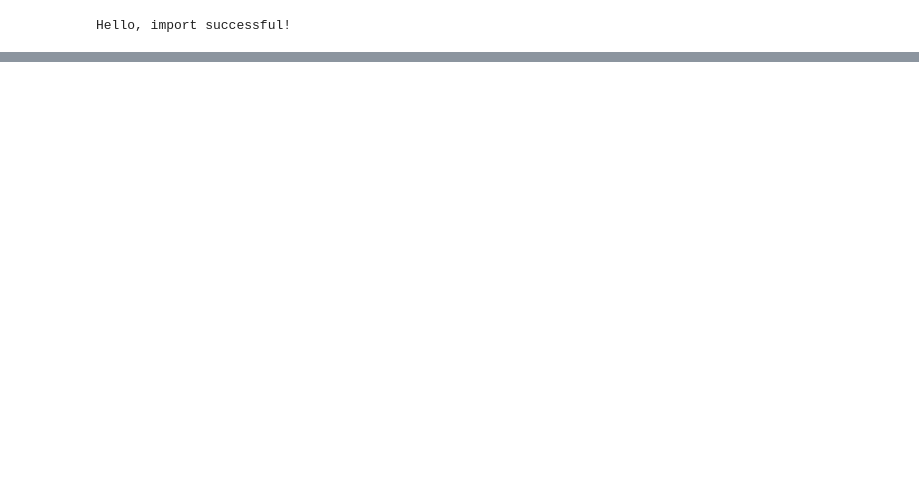
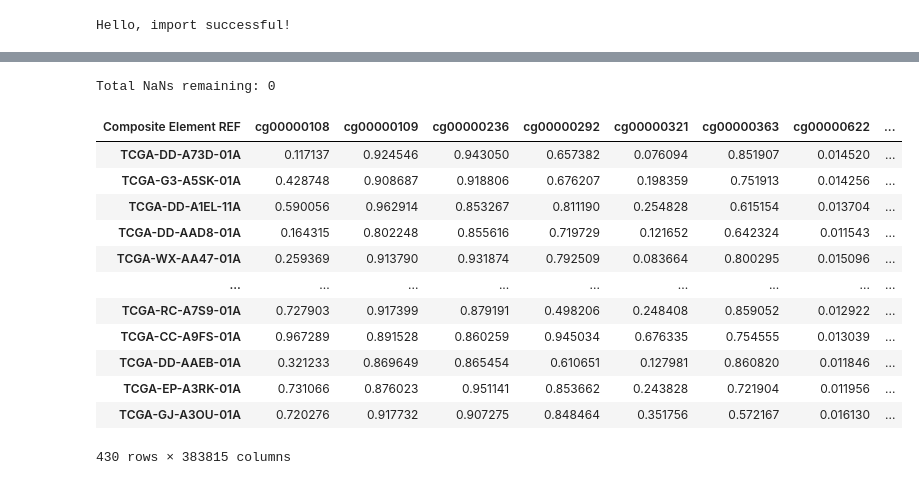
Before and after one commit to ich-bin-tyrone/epi-clusters, a Jupyter notebook: notebooks/01_eda.ipynb, the cells around one changed output, grey strips where cells are left out. Saved outputs shown, nothing was run; the diff lists cells and outputs as text; code cells hidden in the pictures; blank space fills up the shorter version.

```diff
--- a/notebooks/01_eda.ipynb
+++ b/notebooks/01_eda.ipynb
@@ -38,0 +109,34 @@ Length: 431, dtype: object
+# %%
+# --- STEP 2: Impute remaining NaNs ---
+# Initialize the imputer to fill NaNs with the median value of each column
+imputer = SimpleImputer(strategy='median')
+
+# Fit and transform the data (Note: this returns a numpy array)
+methylation_imputed_array = imputer.fit_transform(methylation_lihc_pd)
+
+# Convert back to a pandas DataFrame to keep your Patient IDs and Probe IDs safe
+methylation_lihc_pd = pd.DataFrame(
+    methylation_imputed_array,
+    index=methylation_lihc_pd.index,      # Patient IDs
+    columns=methylation_lihc_pd.columns   # CpG Probe IDs
+)
+
+print(f"Total NaNs remaining: {methylation_lihc_pd.isna().sum().sum()}")
+# %% [output]
+Total NaNs remaining: 0
+# %%
+methylation_lihc_pd
+# %% [output]
+| Composite Element REF | cg00000108 | cg00000109 | cg00000236 | cg00000292 | cg00000321 | cg00000363 | cg00000622 | ... |
+| TCGA-DD-A73D-01A | 0.117137 | 0.924546 | 0.943050 | 0.657382 | 0.076094 | 0.851907 | 0.014520 | ... |
+| TCGA-G3-A5SK-01A | 0.428748 | 0.908687 | 0.918806 | 0.676207 | 0.198359 | 0.751913 | 0.014256 | ... |
+| TCGA-DD-A1EL-11A | 0.590056 | 0.962914 | 0.853267 | 0.811190 | 0.254828 | 0.615154 | 0.013704 | ... |
+| TCGA-DD-AAD8-01A | 0.164315 | 0.802248 | 0.855616 | 0.719729 | 0.121652 | 0.642324 | 0.011543 | ... |
+| TCGA-WX-AA47-01A | 0.259369 | 0.913790 | 0.931874 | 0.792509 | 0.083664 | 0.800295 | 0.015096 | ... |
+| ... | ... | ... | ... | ... | ... | ... | ... | ... |
+| TCGA-RC-A7S9-01A | 0.727903 | 0.917399 | 0.879191 | 0.498206 | 0.248408 | 0.859052 | 0.012922 | ... |
+| TCGA-CC-A9FS-01A | 0.967289 | 0.891528 | 0.860259 | 0.945034 | 0.676335 | 0.754555 | 0.013039 | ... |
+| TCGA-DD-AAEB-01A | 0.321233 | 0.869649 | 0.865454 | 0.610651 | 0.127981 | 0.860820 | 0.011846 | ... |
+| TCGA-EP-A3RK-01A | 0.731066 | 0.876023 | 0.951141 | 0.853662 | 0.243828 | 0.721904 | 0.011956 | ... |
+| TCGA-GJ-A3OU-01A | 0.720276 | 0.917732 | 0.907275 | 0.848464 | 0.351756 | 0.572167 | 0.016130 | ... |
+430 rows × 383815 columns
```
Also changed, not shown: parts of 18 cells of this notebook, 4 other files.
